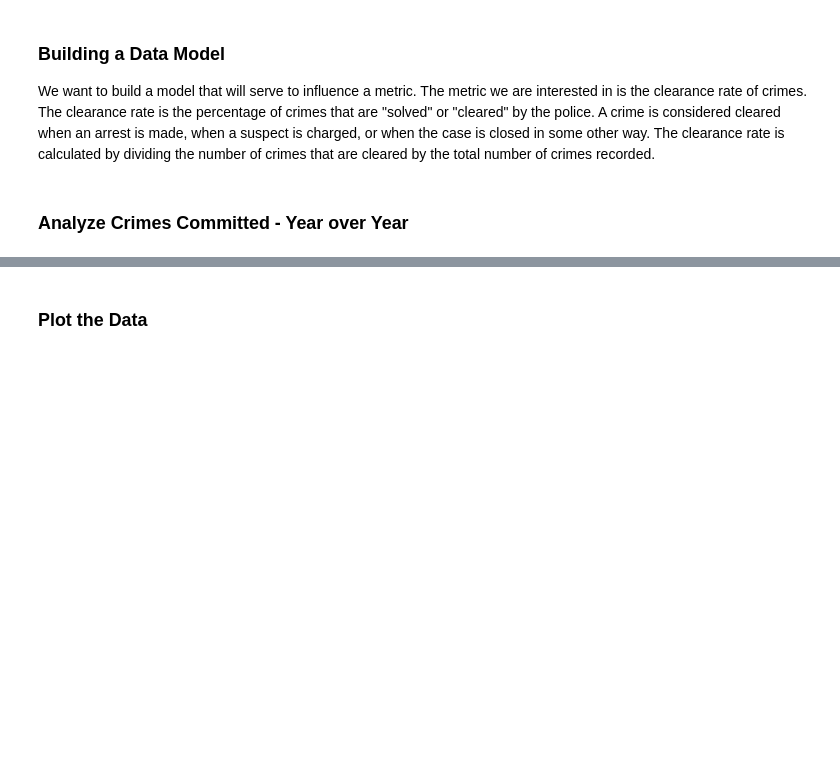
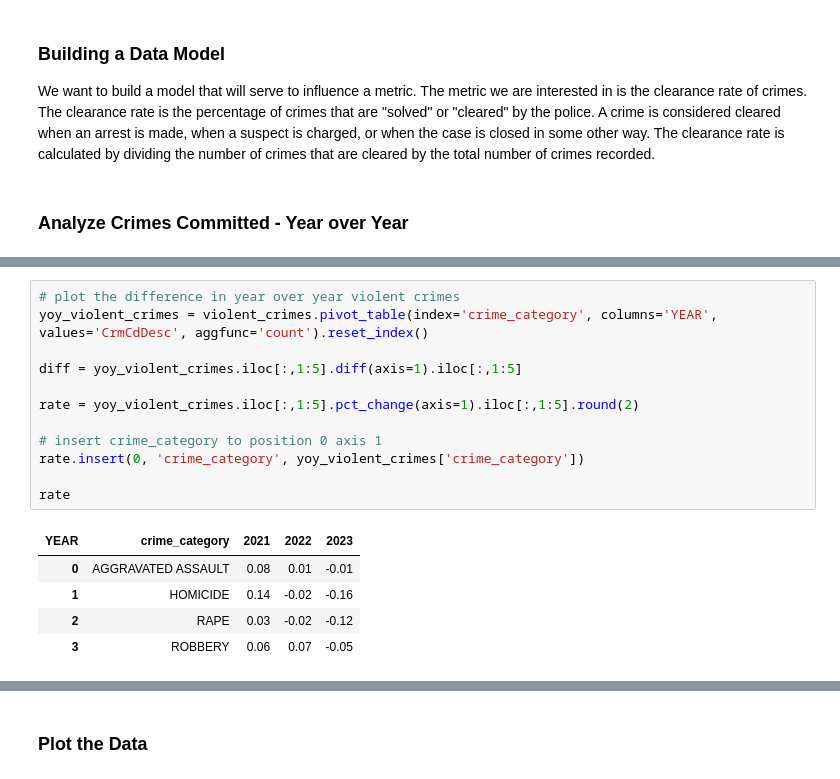
Before and after one commit to DanHerman212/los_angeles_crime, a Jupyter notebook: notebooks/3_analysis_visualization_modeling.ipynb, the cells around one changed output, grey strips where cells are left out. Cells and saved outputs as stored; diff of their text form; blank space fills up the shorter version.

```diff
--- a/notebooks/3_analysis_visualization_modeling.ipynb
+++ b/notebooks/3_analysis_visualization_modeling.ipynb
@@ -49,0 +77,18 @@ serious_crimes[:5] # observe the first 5 rows
+# %%
+# plot the difference in year over year violent crimes
+yoy_violent_crimes = violent_crimes.pivot_table(index='crime_category', columns='YEAR', values='CrmCdDesc', aggfunc='count').reset_index()
+
+diff = yoy_violent_crimes.iloc[:,1:5].diff(axis=1).iloc[:,1:5]
+
+rate = yoy_violent_crimes.iloc[:,1:5].pct_change(axis=1).iloc[:,1:5].round(2)
+
+# insert crime_category to position 0 axis 1
+rate.insert(0, 'crime_category', yoy_violent_crimes['crime_category'])
+
+rate
+# %% [output]
+| YEAR | crime_category | 2021 | 2022 | 2023 |
+| 0 | AGGRAVATED ASSAULT | 0.08 | 0.01 | -0.01 |
+| 1 | HOMICIDE | 0.14 | -0.02 | -0.16 |
+| 2 | RAPE | 0.03 | -0.02 | -0.12 |
+| 3 | ROBBERY | 0.06 | 0.07 | -0.05 |
```
Also changed, not shown: parts of 19 cells of this notebook, 5 other files.
